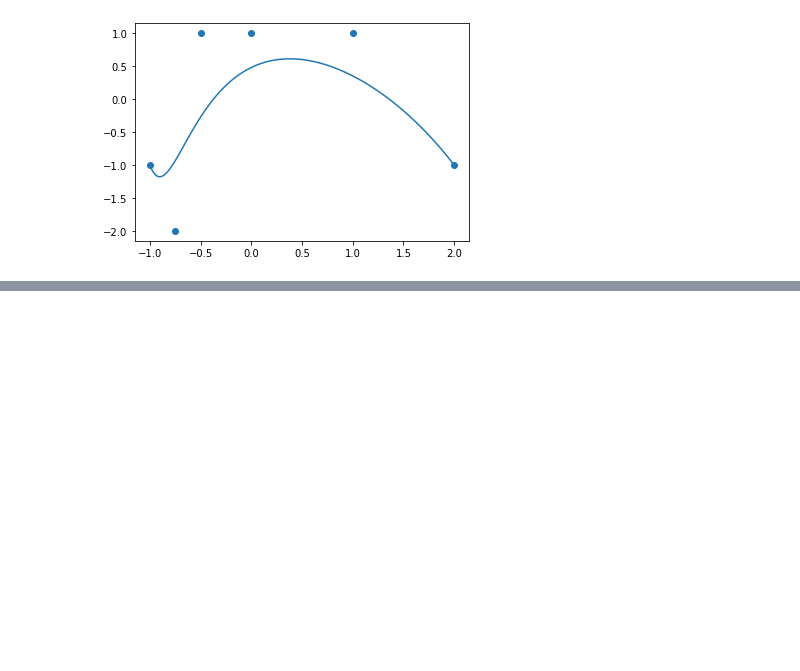
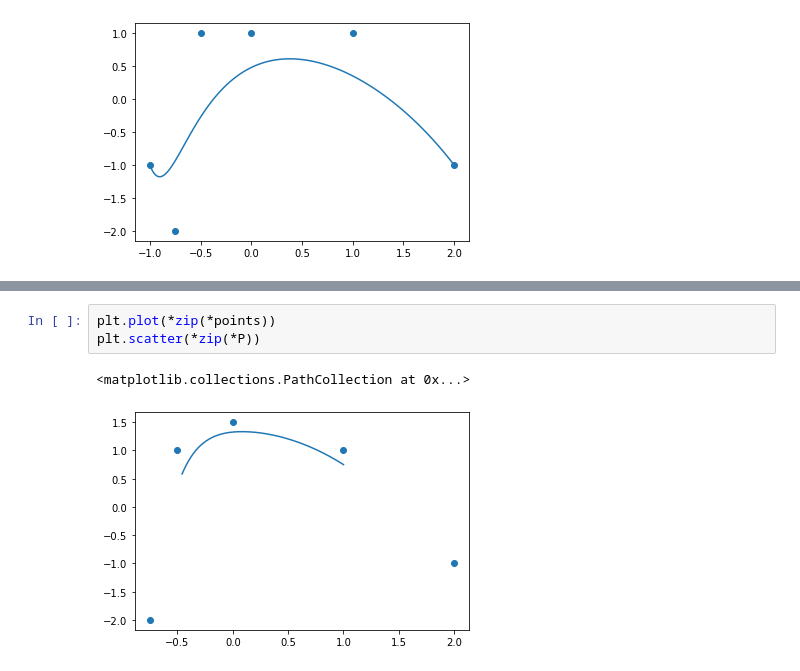
Before and after one commit to jw-y/FE_project_3, a Jupyter notebook: Untitled.ipynb, the cells around one changed output, grey strips where cells are left out. Cells and saved outputs as stored; diff of their text form; blank space fills up the shorter version.

```diff
--- a/Untitled.ipynb
+++ b/Untitled.ipynb
@@ -52,0 +102,6 @@ TypeError: scatter() missing 1 required positional argument: 'y'
+# %%
+plt.plot(*zip(*points))
+plt.scatter(*zip(*P))
+# %% [output]
+<matplotlib.collections.PathCollection at 0x...>
+[figure, added]
```
Also changed, not shown: parts of 23 cells of this notebook, 43 other files.
